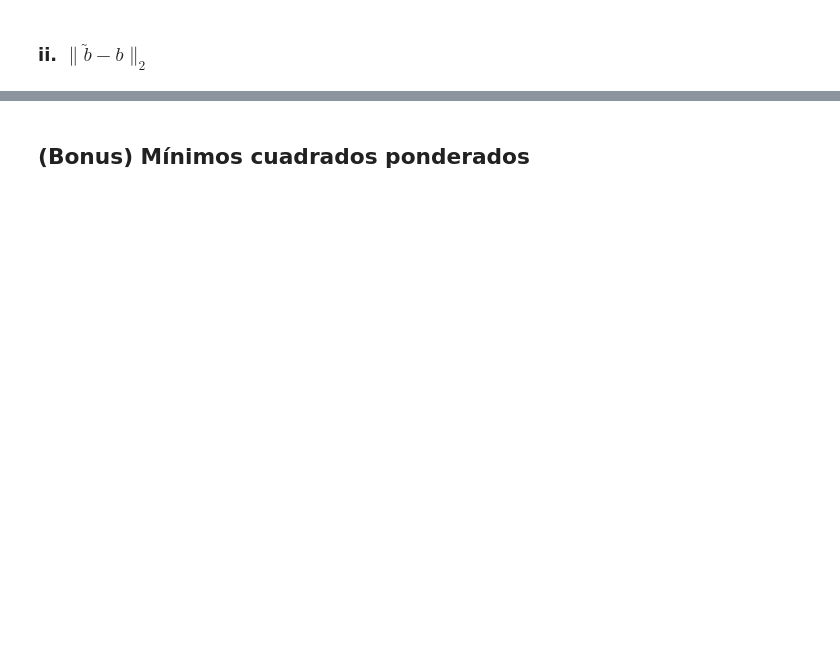
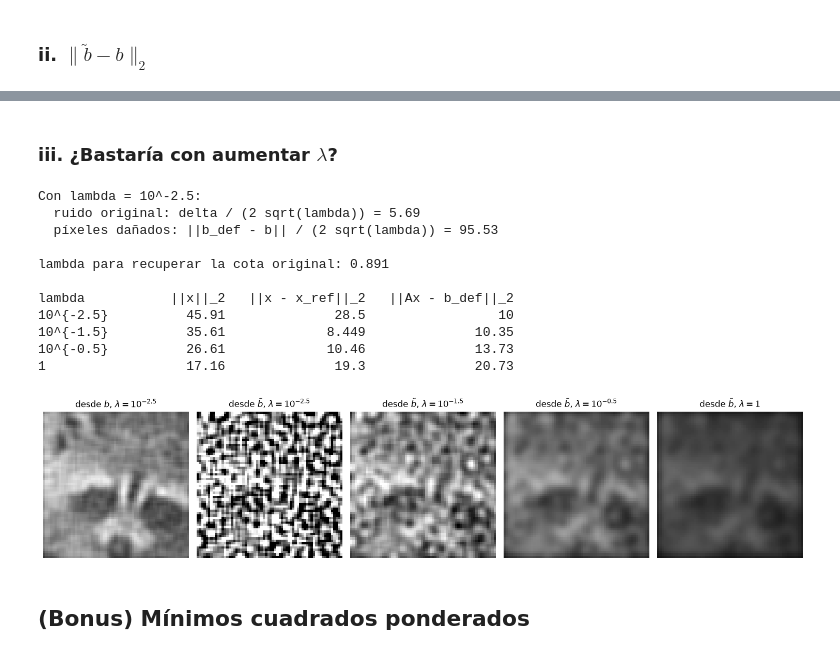
Before and after one commit to LmChicao/TAREA-IMT2220-GRUPO-10, a Jupyter notebook: notebooks/Problema1.ipynb, the cells around one changed output, grey strips where cells are left out. Drawn from its saved outputs; the diff is of its cells as text; code cells hidden in the pictures; blank space fills up the shorter version.

```diff
--- a/notebooks/Problema1.ipynb
+++ b/notebooks/Problema1.ipynb
@@ -126,5 +171,16 @@ Residuo ||A x0 - b||_2: 5.57e-12
 # %% [markdown]
 ### ii. $\|\tilde{b} - b\|_2$
 # %%
-# TODO
-# - Calcular ||b_def - b||_2 y comparar la norma del nuevo ruido con delta.
+danados = (b_def == 0) | (b_def == 1)
+dif = b_def - b
+norma_dif = np.linalg.norm(dif)
+
+print(f"píxeles dañados: {danados.sum()} de {n} ({100 * danados.mean():.1f} %)")
+print(f"||b_def - b||_2 = {norma_dif:.4f}")
+print(f"máximo de |b_def - b| fuera de los píxeles dañados: {np.max(np.abs(dif[~danados])):.1e}")
+print(f"máximo de |b_def - b| en los píxeles dañados: {np.max(np.abs(dif[danados])):.4f}")
+
+# eta no se conoce, así que ||eta_tilde|| se acota con la desigualdad triangular
+cota_inf, cota_sup = norma_dif - delta, norma_dif + delta
+print(f"\n{cota_inf:.2f} <= ||eta_tilde||_2 <= {cota_sup:.2f}")
+print(f"||eta_tilde||_2 / delta está entre {cota_inf / delta:.1f} y {cota_sup / delta:.1f}")
@@ -131,3 +195,43 @@ Residuo ||A x0 - b||_2: 5.57e-12
+# %% [markdown]
+### iii. ¿Bastaría con aumentar $\lambda$?
+# %%
+# Cota del aporte del ruido, ||ruido|| / (2 sqrt(lambda)), con cada ruido
+print(f"Con lambda = 10^-2.5:")
+print(f"  ruido original: delta / (2 sqrt(lambda)) = {delta / (2 * np.sqrt(lam_d)):.2f}")
+print(f"  píxeles dañados: ||b_def - b|| / (2 sqrt(lambda)) = {norma_dif / (2 * np.sqrt(lam_d)):.2f}")
+
+# lambda necesario para que la cota con los píxeles dañados vuelva al valor original
+lam_equivalente = lam_d * (norma_dif / delta) ** 2
+print(f"\nlambda para recuperar la cota original: {lam_equivalente:.3f}")
+
+# Aumentar lambda: se compara cada reconstrucción con la obtenida desde b (sin píxeles dañados, lambda = 10^-2.5)
+referencia = x_lam[1]
+lambdas_d = [10**-2.5, 10**-1.5, 10**-0.5, 1.0]
+nombres_d = ["10^{-2.5}", "10^{-1.5}", "10^{-0.5}", "1"]
+x_def_lam = [tikhonov(b_def, lam) for lam in lambdas_d]
+
+print(f"\n{'lambda':<14}{'||x||_2':>10}{'||x - x_ref||_2':>18}{'||Ax - b_def||_2':>19}")
+for m, x in zip(nombres_d, x_def_lam):
+    print(f"{m:<14}{np.linalg.norm(x):>10.4g}{np.linalg.norm(x - referencia):>18.4g}{np.linalg.norm(A @ x - b_def):>19.4g}")
+
+mostrar(
+    [referencia] + x_def_lam,
+    [r"desde $b$, $\lambda = 10^{-2.5}$"] + [rf"desde $\tilde{{b}}$, $\lambda = {m}$" for m in nombres_d],
+    archivo="P1_d_lambda.png",
+)
+# %% [output]
+Con lambda = 10^-2.5:
+  ruido original: delta / (2 sqrt(lambda)) = 5.69
+  píxeles dañados: ||b_def - b|| / (2 sqrt(lambda)) = 95.53
+
+lambda para recuperar la cota original: 0.891
+
+lambda           ||x||_2   ||x - x_ref||_2   ||Ax - b_def||_2
+10^{-2.5}          45.91              28.5                 10
+10^{-1.5}          35.61             8.449              10.35
+10^{-0.5}          26.61             10.46              13.73
+1                  17.16              19.3              20.73
+[figure, added]
 # %% [markdown]
 ## (Bonus) Mínimos cuadrados ponderados
 # %%
```
Also changed, not shown: parts of 4 cells of this notebook, 6 other files.
